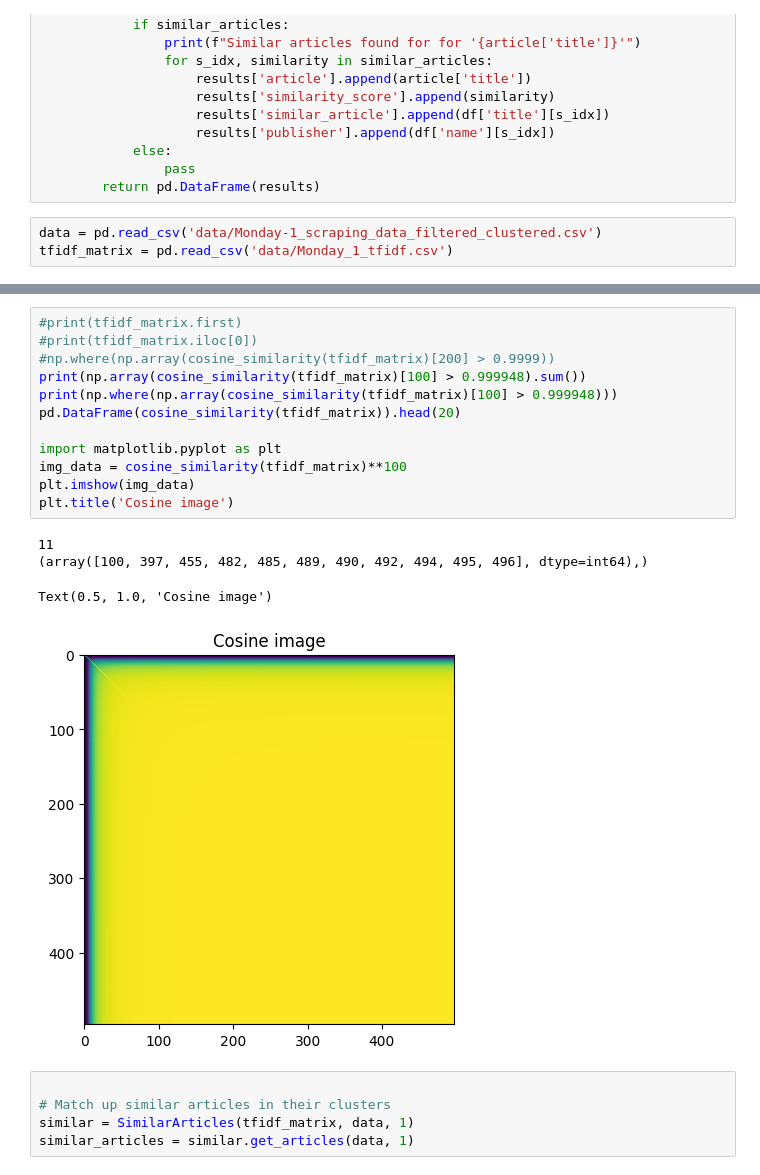
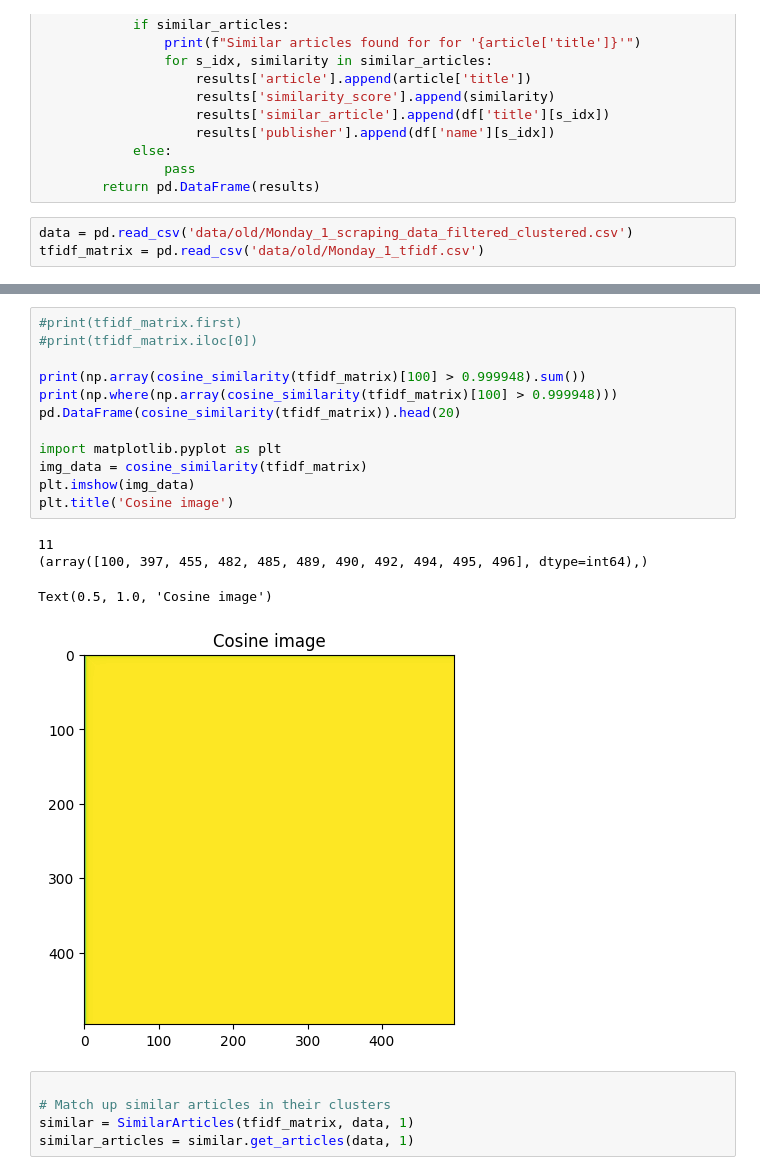
Before and after one commit to davidschep/NewsComparison, a Jupyter notebook: David.ipynb, the cells around one changed output, grey strips where cells are left out. Drawn from its saved outputs; the diff is of its cells as text.

```diff
--- a/David.ipynb
+++ b/David.ipynb
@@ -156,5 +161,5 @@ class SimilarArticles:
                 pass
         return pd.DataFrame(results)
 # %%
-data = pd.read_csv('data/Monday-1_scraping_data_filtered_clustered.csv')
-tfidf_matrix = pd.read_csv('data/Monday_1_tfidf.csv')
+data = pd.read_csv('data/old/Monday_1_scraping_data_filtered_clustered.csv')
+tfidf_matrix = pd.read_csv('data/old/Monday_1_tfidf.csv')
@@ -161,20 +189,20 @@ tfidf_matrix = pd.read_csv('data/Monday_1_tfidf.csv')
 # %%
 #print(tfidf_matrix.first)
 #print(tfidf_matrix.iloc[0])
-#np.where(np.array(cosine_similarity(tfidf_matrix)[200] > 0.9999))
+
 print(np.array(cosine_similarity(tfidf_matrix)[100] > 0.999948).sum())
 print(np.where(np.array(cosine_similarity(tfidf_matrix)[100] > 0.999948)))
 pd.DataFrame(cosine_similarity(tfidf_matrix)).head(20)
 
 import matplotlib.pyplot as plt
-img_data = cosine_similarity(tfidf_matrix)**100
+img_data = cosine_similarity(tfidf_matrix)
 plt.imshow(img_data)
 plt.title('Cosine image')
 # %% [output]
 11
 (array([100, 397, 455, 482, 485, 489, 490, 492, 494, 495, 496], dtype=int64),)
 Text(0.5, 1.0, 'Cosine image')
-[figure, old version]
+[figure, new version]
 # %%
 
 # Match up similar articles in their clusters
```
Also changed, not shown: parts of 9 cells of this notebook, 2 other files.
